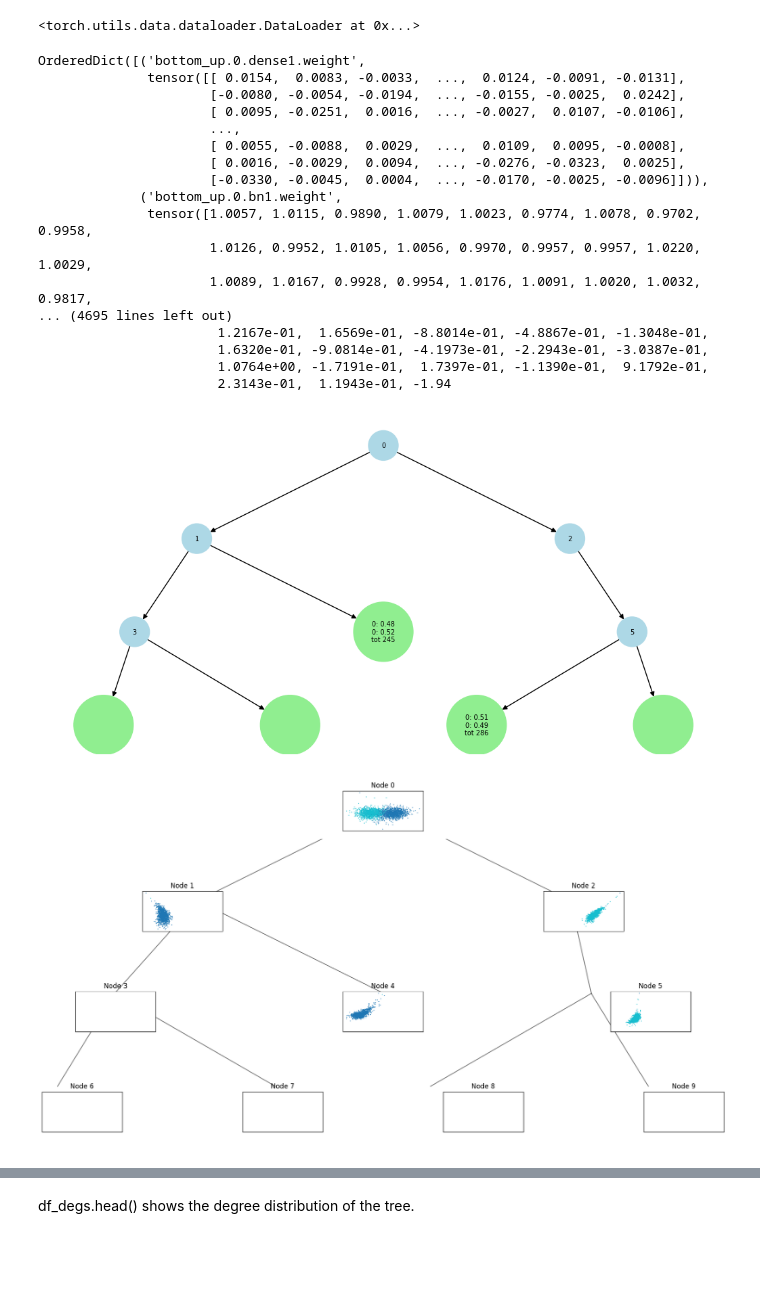
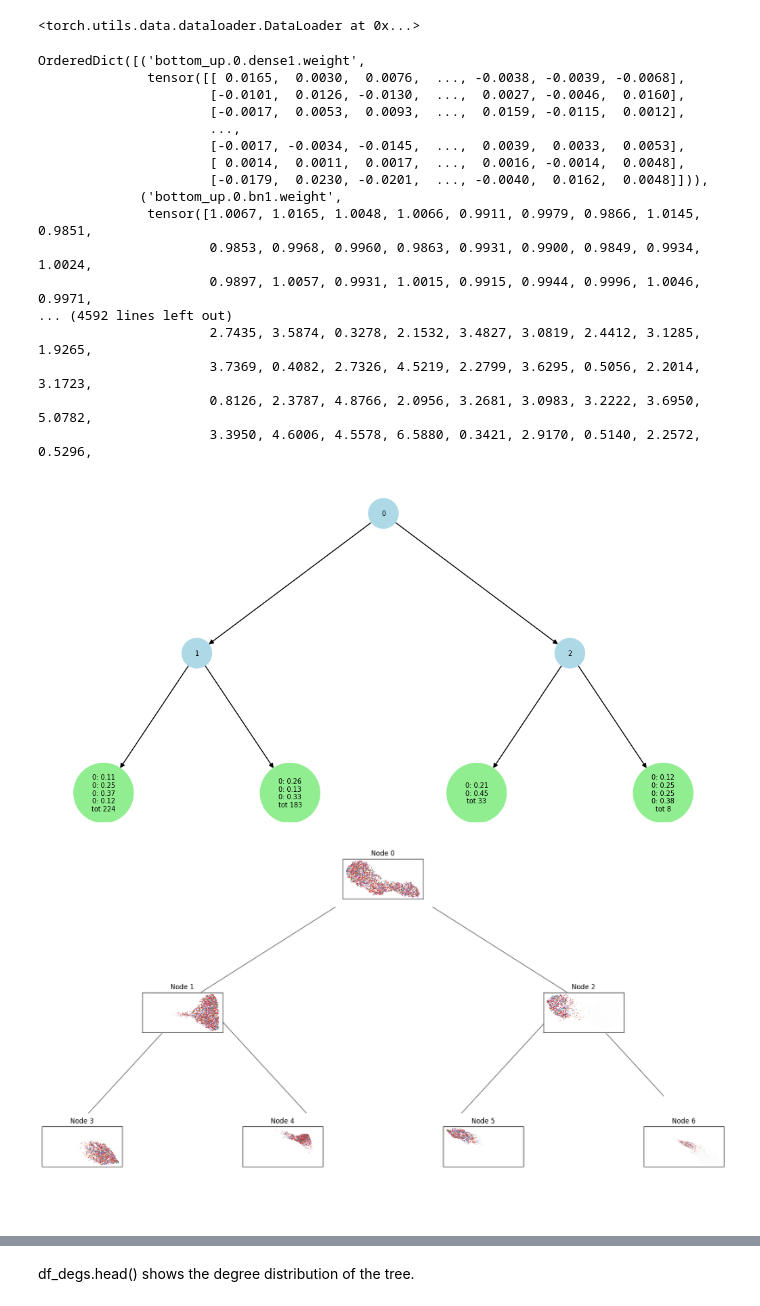
Before and after one commit to juychen/treevaerient, a Jupyter notebook: tree_exploration_SNP.ipynb, the cells around one changed output, grey strips where cells are left out. Saved outputs shown, nothing was run; the diff lists cells and outputs as text; code cells hidden in the pictures; blank space fills up the shorter version.

```diff
--- a/tree_exploration_SNP.ipynb
+++ b/tree_exploration_SNP.ipynb
@@ -39,7 +39,11 @@ from utils.plotting_utils import plot_tree_graph, get_node_embeddings, draw_tree
 # %%
 path = 'models/experiments/'
 #ex_path = 'waldvarient/20240517-152258_398b7' # INSERT YOUR PATH HERE previous
-ex_path = 'waldvarient/20240520-165201_0bf0e'
+#ex_path = 'waldvarient/20240520-165201_0bf0e'
+#ex_path = 'waldvarient/20240521-160839_c28bd'
+#ex_path = 'waldvarient/20240521-162133_3c9cd'
+#ex_path = 'waldvarient/20240521-163048_ad4c3'
+ex_path = 'waldvarient/20240521-170839_436af'
 checkpoint_path = path+ex_path
 with open(checkpoint_path + "/config.yaml", 'r') as stream:
     configs = yaml.load(stream,Loader=yaml.Loader)
@@ -105,22 +109,22 @@ gen_test
 torch.load(checkpoint_path+'/model_weights.pt',map_location=torch.device('cpu'))
 # %% [output]
 OrderedDict([('bottom_up.0.dense1.weight',
-              tensor([[ 0.0154,  0.0083, -0.0033,  ...,  0.0124, -0.0091, -0.0131],
-                      [-0.0080, -0.0054, -0.0194,  ..., -0.0155, -0.0025,  0.0242],
-                      [ 0.0095, -0.0251,  0.0016,  ..., -0.0027,  0.0107, -0.0106],
+              tensor([[ 0.0165,  0.0030,  0.0076,  ..., -0.0038, -0.0039, -0.0068],
+                      [-0.0101,  0.0126, -0.0130,  ...,  0.0027, -0.0046,  0.0160],
+                      [-0.0017,  0.0053,  0.0093,  ...,  0.0159, -0.0115,  0.0012],
                       ...,
-                      [ 0.0055, -0.0088,  0.0029,  ...,  0.0109,  0.0095, -0.0008],
-                      [ 0.0016, -0.0029,  0.0094,  ..., -0.0276, -0.0323,  0.0025],
-                      [-0.0330, -0.0045,  0.0004,  ..., -0.0170, -0.0025, -0.0096]])),
+                      [-0.0017, -0.0034, -0.0145,  ...,  0.0039,  0.0033,  0.0053],
+                      [ 0.0014,  0.0011,  0.0017,  ...,  0.0016, -0.0014,  0.0048],
+                      [-0.0179,  0.0230, -0.0201,  ..., -0.0040,  0.0162,  0.0048]])),
              ('bottom_up.0.bn1.weight',
-              tensor([1.0057, 1.0115, 0.9890, 1.0079, 1.0023, 0.9774, 1.0078, 0.9702, 0.9958,
-                      1.0126, 0.9952, 1.0105, 1.0056, 0.9970, 0.9957, 0.9957, 1.0220, 1.0029,
-                      1.0089, 1.0167, 0.9928, 0.9954, 1.0176, 1.0091, 1.0020, 1.0032, 0.9817,
-... (4695 lines left out)
-                       1.2167e-01,  1.6569e-01, -8.8014e-01, -4.8867e-01, -1.3048e-01,
-                       1.6320e-01, -9.0814e-01, -4.1973e-01, -2.2943e-01, -3.0387e-01,
-                       1.0764e+00, -1.7191e-01,  1.7397e-01, -1.1390e-01,  9.1792e-01,
-                       2.3143e-01,  1.1943e-01, -1.94
+              tensor([1.0067, 1.0165, 1.0048, 1.0066, 0.9911, 0.9979, 0.9866, 1.0145, 0.9851,
+                      0.9853, 0.9968, 0.9960, 0.9863, 0.9931, 0.9900, 0.9849, 0.9934, 1.0024,
+                      0.9897, 1.0057, 0.9931, 1.0015, 0.9915, 0.9944, 0.9996, 1.0046, 0.9971,
+... (4592 lines left out)
+                      2.7435, 3.5874, 0.3278, 2.1532, 3.4827, 3.0819, 2.4412, 3.1285, 1.9265,
+                      3.7369, 0.4082, 2.7326, 4.5219, 2.2799, 3.6295, 0.5056, 2.2014, 3.1723,
+                      0.8126, 2.3787, 4.8766, 2.0956, 3.2681, 3.0983, 3.2222, 3.6950, 5.0782,
+                      3.3950, 4.6006, 4.5578, 6.5880, 0.3421, 2.9170, 0.5140, 2.2572, 0.5296,
 # %%
 model = model.to(device)
 model.load_state_dict(torch.load(checkpoint_path+'/model_weights.pt',map_location=torch.device('cpu')),strict=True)
@@ -129,12 +133,12 @@ model.eval()
 
 plot_tree_graph(data_tree)
 # %% [output]
-[figure, old version]
+[figure, new version]
 # %%
 model.kwargs["input_data"]='varient'
 # %%
 # Do you want to look at pca embeddings or learnt representations
-use_pca = True
+use_pca = 'UMAP'
 
 # pick data loader
 data_loader = gen_test
@@ -156,34 +160,34 @@ for inputs, labels in tqdm(data_loader):
     node_info = move_to(node_info, 'cpu')
 
     # for each node, append the probability and z_sample to the list
 
     k = 0 # need this variable to skip "no digits" nodes
     for i in range(nb_nodes):
         j = i - k
         if data_tree[i][1] == 'no digits':
             k += 1
             continue
 
         node_embeddings[i]['prob'].append(node_info[j]['prob'].numpy())
         node_embeddings[i]['z_sample'].append(node_info[j]['z_sample'].numpy())
 
 # flatten the lists
 k = 0
 for i in range(nb_nodes):
     if data_tree[i][1] == 'no digits':
         node_embeddings[i]['prob'] = []
         node_embeddings[i]['z_sample'] = []
         continue
 
     node_embeddings[i]['prob'] = np.concatenate(node_embeddings[i]['prob'])
     node_embeddings[i]['z_sample'] = np.concatenate(node_embeddings[i]['z_sample'])
 
 label_list = np.concatenate(label_list)
 
 # Draw the tree graph with scatter plots as nodes and arrows for edges
 draw_tree_with_scatter_plots(data_tree, node_embeddings, label_list, pca = use_pca)
 # %% [output]
-[figure, old version]
+[figure, new version]
 # %%
 import scanpy as sc
 # %%
```
Also changed, not shown: parts of 5 cells of this notebook, 9 other files.
